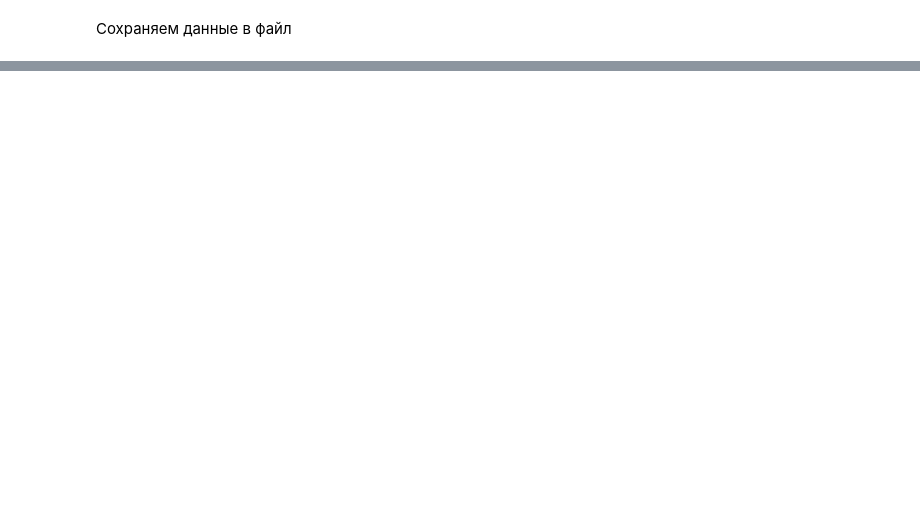
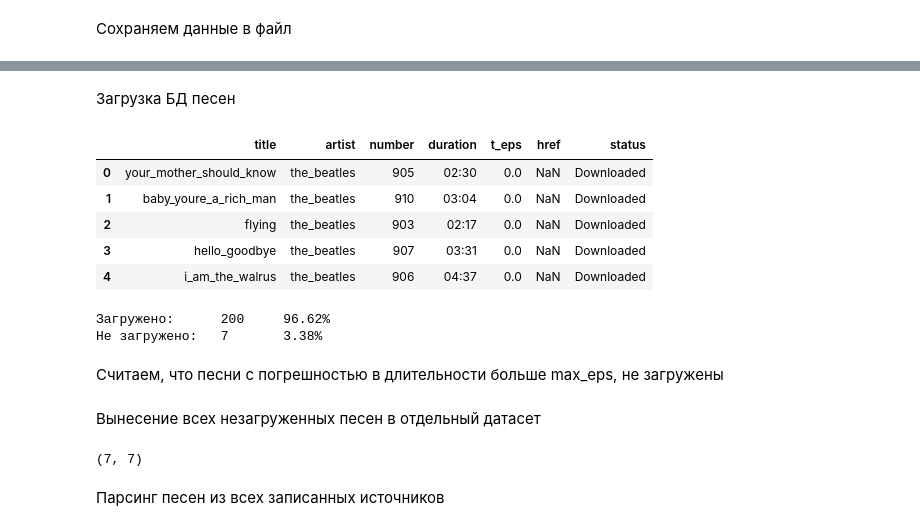
Before and after one commit to EgorDudyrev/ChordEstimation2017, a Jupyter notebook: the_work/notebooks/Load audiofiles (Complete).ipynb, the cells around one changed output, grey strips where cells are left out. Saved outputs shown, nothing was run; the diff lists cells and outputs as text; code cells hidden in the pictures; blank space fills up the shorter version.

```diff
--- a/the_work/notebooks/Load audiofiles (Complete).ipynb
+++ b/the_work/notebooks/Load audiofiles (Complete).ipynb
@@ -431,0 +614,2 @@ print('Не загружено:\t{}\t{:.2%}'.format(len(ds)-dled_num, 1-dled_num
+# %%
+songs_cl_ds_fname = BASE_DIR+'/dsets/chordlab_songs_ds.csv'
@@ -431,0 +618,21 @@ print('Не загружено:\t{}\t{:.2%}'.format(len(ds)-dled_num, 1-dled_num
+# %% [markdown]
+Загрузка БД песен
+# %%
+cl_ds = pd.read_csv(songs_cl_ds_fname, index_col=0)
+cl_ds.head()
+# %% [output]
+|  | title | artist | number | duration | t_eps | href | status |
+| 0 | your_mother_should_know | the_beatles | 905 | 02:30 | 0.0 | NaN | Downloaded |
+| 1 | baby_youre_a_rich_man | the_beatles | 910 | 03:04 | 0.0 | NaN | Downloaded |
+| 2 | flying | the_beatles | 903 | 02:17 | 0.0 | NaN | Downloaded |
+| 3 | hello_goodbye | the_beatles | 907 | 03:31 | 0.0 | NaN | Downloaded |
+| 4 | i_am_the_walrus | the_beatles | 906 | 04:37 | 0.0 | NaN | Downloaded |
+# %%
+dled_num = len(cl_ds[cl_ds['status']=='Downloaded'])
+print('Загружено:\t{}\t{:.2%}'.format(dled_num, dled_num/len(cl_ds)))
+print('Не загружено:\t{}\t{:.2%}'.format(len(cl_ds)-dled_num, 1-dled_num/len(cl_ds)))
+# %% [output]
+Загружено:      200     96.62%
+Не загружено:   7       3.38%
+# %% [markdown]
+Считаем, что песни с погрешностью в длительности больше max_eps, не загружены
@@ -431,0 +641,9 @@ print('Не загружено:\t{}\t{:.2%}'.format(len(ds)-dled_num, 1-dled_num
+# %% [markdown]
+Вынесение всех незагруженных песен в отдельный датасет
+# %%
+not_load = cl_ds[cl_ds['status']!='Downloaded']
+not_load.shape
+# %% [output]
+(7, 7)
+# %% [markdown]
+Парсинг песен из всех записанных источников
```
Also changed, not shown: parts of 55 cells of this notebook, 3 other files.
